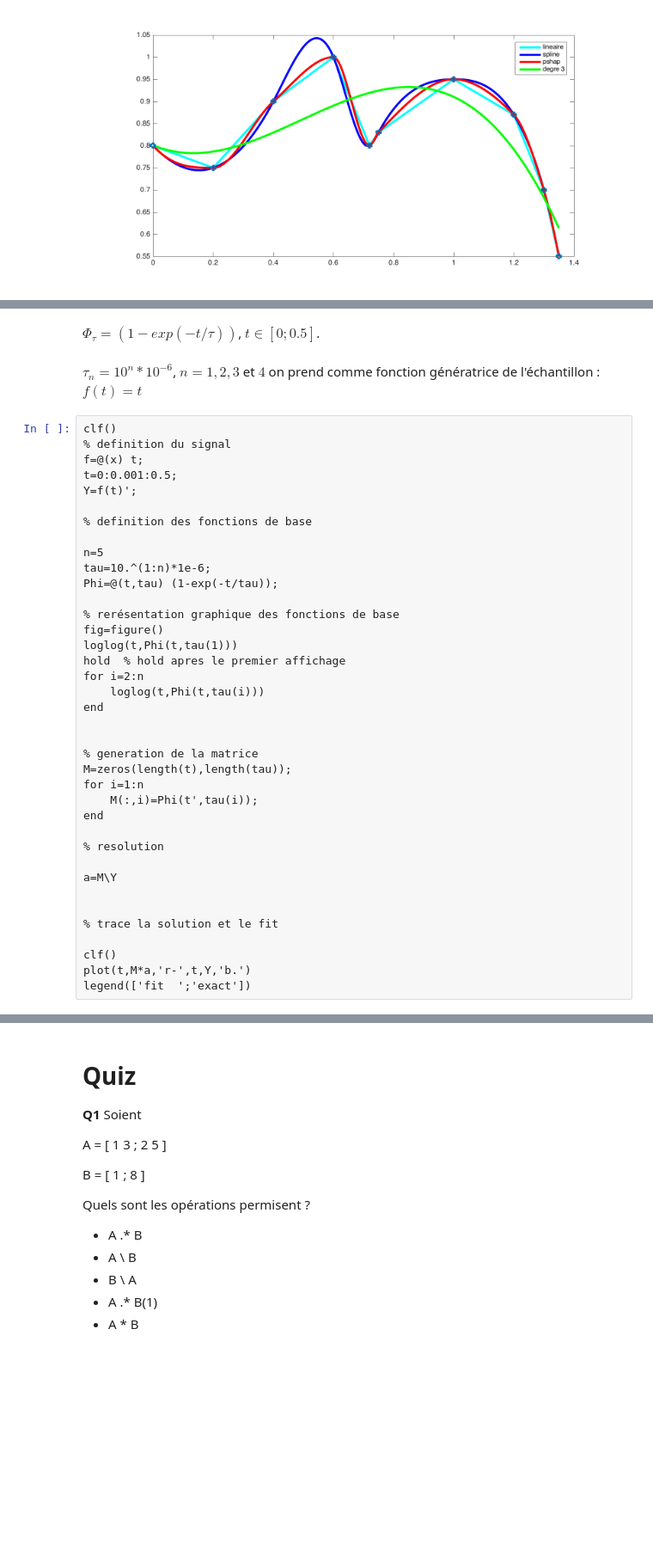
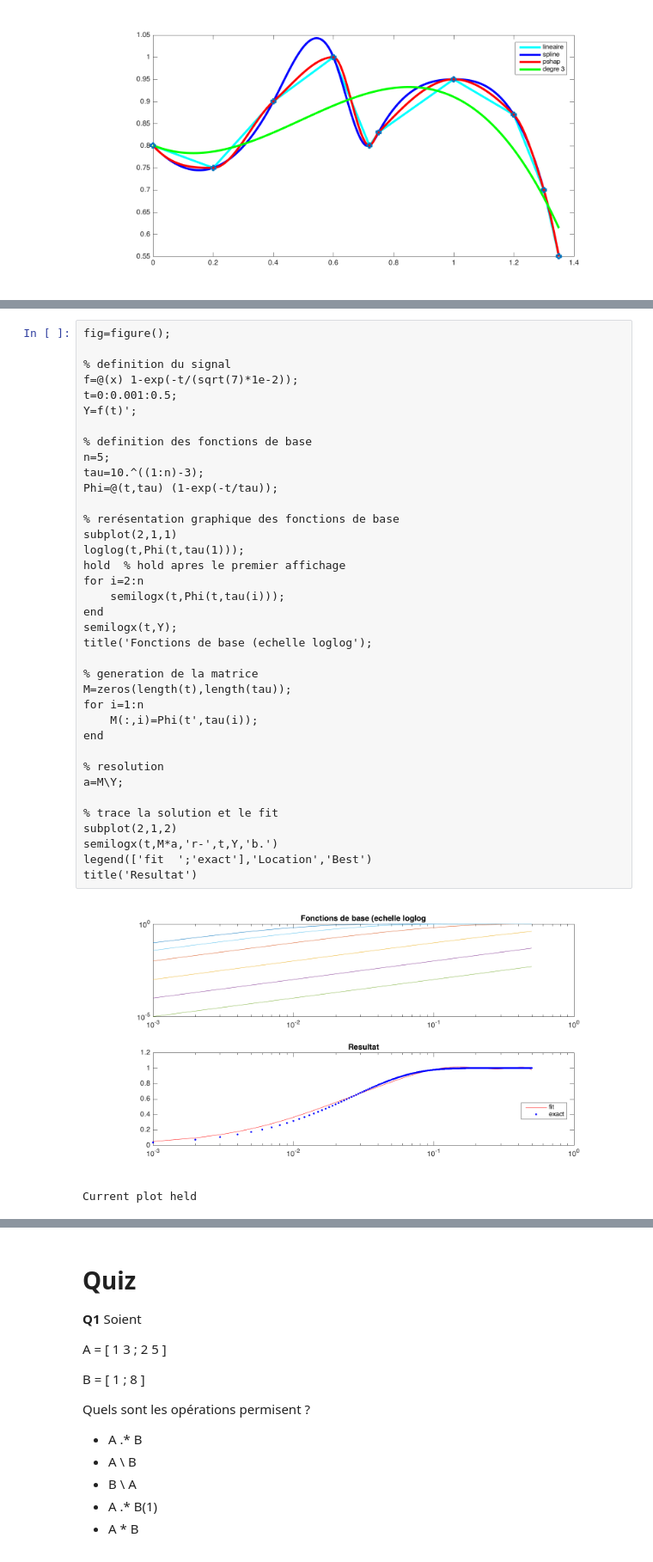
Before and after one commit to clopeau/Matlab, a Jupyter notebook: Introduction à Matlab.ipynb, the cells around one changed output, grey strips where cells are left out. Shown at 86% size. Cells and saved outputs as stored; diff of their text form; blank space fills up the shorter version.

```diff
--- a/Introduction à Matlab.ipynb
+++ b/Introduction à Matlab.ipynb
@@ -1438,43 +622,41 @@ On note $t$ le vecteur composé de $t_i$ et $Y$ celui composé des $Y_i$. On con
-# %% [markdown]
-$\Phi_\tau=(1-exp(-t/\tau))$, $t\in [0 ; 0.5]$.
-# %% [markdown]
-$\tau_n=10^n*10^{-6}$, $n=1,2,3$ et $4$ on prend comme fonction génératrice de l'échantillon : $f(t)=t$
 # %%
-clf()
+fig=figure();
+
 % definition du signal
-f=@(x) t;
+f=@(x) 1-exp(-t/(sqrt(7)*1e-2));
 t=0:0.001:0.5;
 Y=f(t)';
 
 % definition des fonctions de base
-
-n=5
-tau=10.^(1:n)*1e-6;
+n=5;
+tau=10.^((1:n)-3);
 Phi=@(t,tau) (1-exp(-t/tau));
 
 % rerésentation graphique des fonctions de base
-fig=figure()
-loglog(t,Phi(t,tau(1)))
+subplot(2,1,1)
+loglog(t,Phi(t,tau(1)));
 hold  % hold apres le premier affichage
 for i=2:n
-    loglog(t,Phi(t,tau(i)))
+    semilogx(t,Phi(t,tau(i)));
 end
-
+semilogx(t,Y);
+title('Fonctions de base (echelle loglog');
 
 % generation de la matrice
 M=zeros(length(t),length(tau));
 for i=1:n
     M(:,i)=Phi(t',tau(i));
 end
 
 % resolution
-
-a=M\Y
-
+a=M\Y;
 
 % trace la solution et le fit
-
-clf()
-plot(t,M*a,'r-',t,Y,'b.')
-legend(['fit  ';'exact'])
+subplot(2,1,2)
+semilogx(t,M*a,'r-',t,Y,'b.')
+legend(['fit  ';'exact'],'Location','Best')
+title('Resultat')
+# %% [output]
+[figure, added]
+Current plot held
 # %% [markdown]
```
Also changed, not shown: parts of 160 cells of this notebook.
